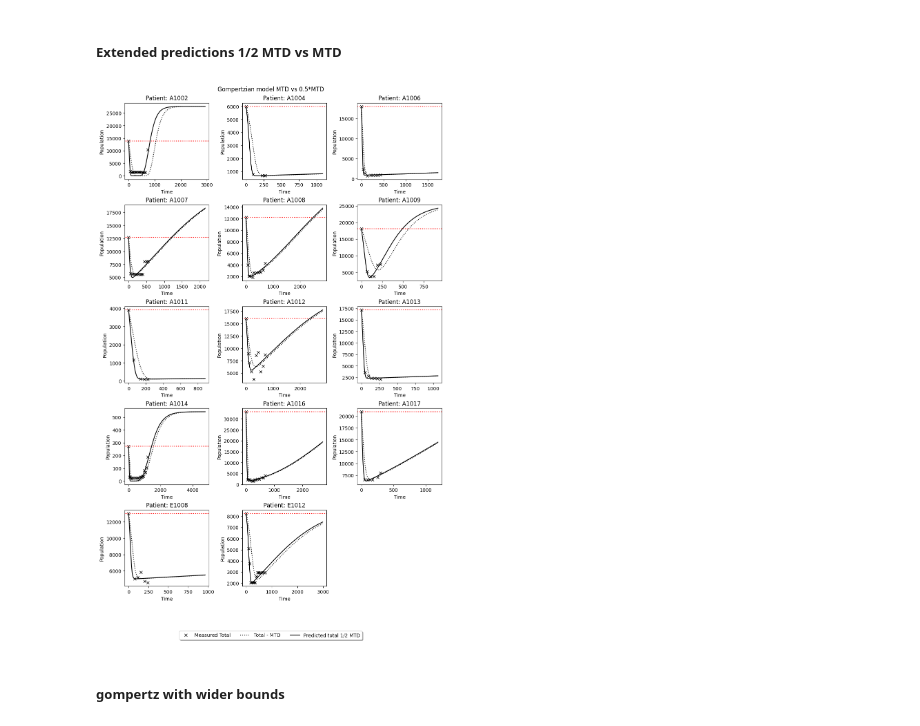
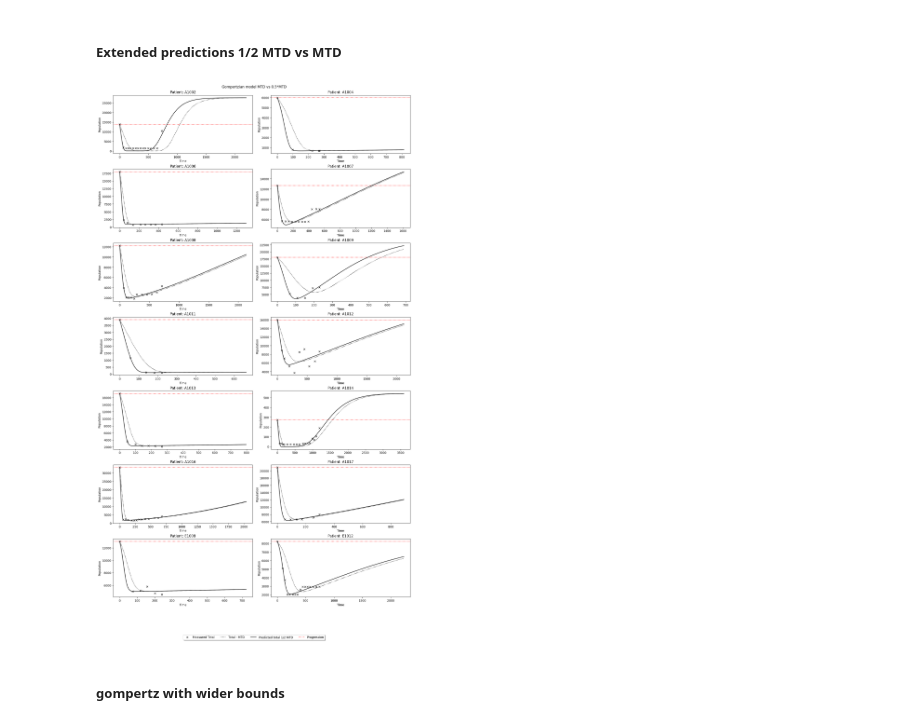
Before and after one commit to hkailas/Erlotinib, a Jupyter notebook: Erlotinib_Gompertizian.ipynb, the cells around one changed output. Drawn from its saved outputs; the diff is of its cells as text; code cells hidden in the pictures.

```diff
--- a/Erlotinib_Gompertizian.ipynb
+++ b/Erlotinib_Gompertizian.ipynb
@@ -407,9 +407,9 @@ for key in master_dictionary_copy:
 
 # setting up subplots
 n = len(unique_IDs)
-ncols = 3
+ncols = 2
 nrows = np.ceil(n / ncols).astype(int)
-fig, axs = plt.subplots(nrows, ncols, figsize=(10, 15), constrained_layout=True)
+fig, axs = plt.subplots(nrows, ncols, figsize=(15, 25), constrained_layout=True)
 
 # fitting data for parameters with half medication
 for index, id in enumerate(unique_IDs, start=0):
@@ -417,7 +417,7 @@ for index, id in enumerate(unique_IDs, start=0):
     days = df.days[df.ID == id].tolist()
     data = df.Sum_tumor_volume[df.ID == id].tolist()
 
-    sim_time_factor = 4
+    sim_time_factor = 3
 
     tspan = np.linspace(0, sim_time_factor*days[-1], 1000)
 
@@ -442,41 +442,42 @@ for index, id in enumerate(unique_IDs, start=0):
 #plotting
     ax = axs.flatten()[(index)%len(unique_IDs)]
     ax.plot(days, data, 'kx', label='Measured Total')
-    ax.axhline(y=data[0], color='r', linestyle=':')
+    ax.axhline(y=data[0], color='r', linestyle=':') ### line to show progression
 
     # plot with full medication
     #ax.plot(tspan, pred_data.sol(tspan)[0], 'b-', label='Sensitive MTD') # plot logistic model
     #ax.plot(tspan, pred_data.sol(tspan)[1], 'r-', label='Resistant MTD')
     ax.plot(tspan, sum_pops, 'k-', label='Total MTD')
 
     # plot with half medication
    # ax.plot(tspan, pred_data_half.sol(tspan)[0], 'b:', label='Sensitive 0.5*MTD')
     #ax.plot(tspan, pred_data_half.sol(tspan)[1], 'r:', label='Resistant 0.5*MTD')
     ax.plot(tspan, sum_pops_half, 'k:', label='Total 0.5*MTD')
 
     #set axis labels
     ax.set_xlabel('Time')
     ax.set_ylabel('Population')
     ax.set_title(f'Patient: {id}')
 
 for i in range(index+1, nrows*ncols):
     axs.flatten()[i].axis('off') #hide empty subplots
 
 legend_elements = [Line2D([0], [0], marker='x', color='k', label='Measured Total', linestyle='None'),
                    #Line2D([0], [0], color='b', linestyle=':',label='Sensitive MTD'),
                   # Line2D([0], [0], color='r',linestyle=':', label='Resistant MTD'),
                    Line2D([0], [0], color='k', linestyle=':',label='Total - MTD'),
 
                   # Line2D([0], [0], color='b',  label='Predicted sensitive 1/2 MTD'),
                   # Line2D([0], [0], color='r',  label='Predicted resistant 1/2 MTD'),
-                   Line2D([0], [0], color='k', label='Predicted total 1/2 MTD')]
+                   Line2D([0], [0], color='k', label='Predicted total 1/2 MTD'),
+                   Line2D([[0]],[0], color='r',linestyle=":",label="Progression")]
 
 
 fig.legend(handles=legend_elements, loc='upper center', bbox_to_anchor=(0.5, -0.05),
 fancybox=True, shadow=True, ncol=7)
 fig.suptitle('Gompertzian model MTD vs 0.5*MTD')
 plt.show()
 # %% [output]
-[figure, old version]
+[figure, new version]
 # %% [markdown]
 ##### gompertz with wider bounds
```
